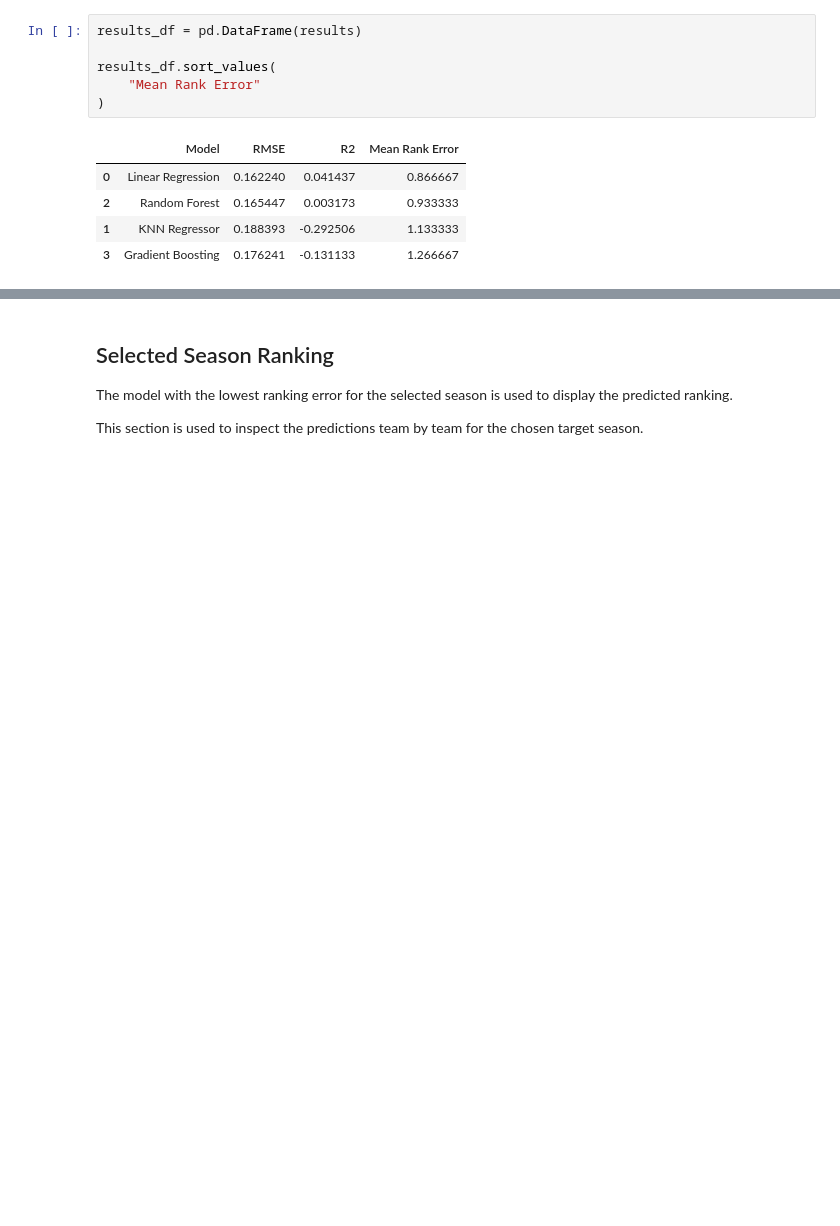
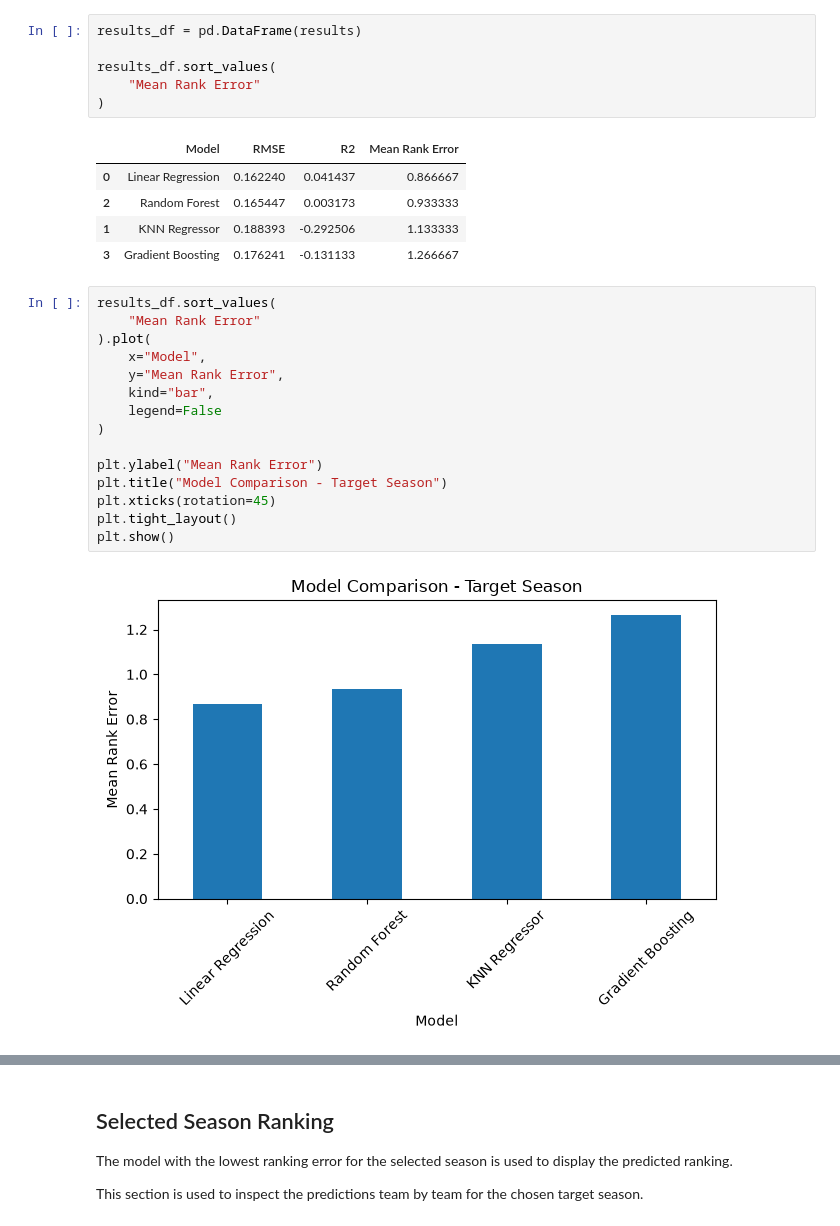
Before and after one commit to RodriguesS2/AC-ML-project, a Jupyter notebook: notebooks/03_modelling_question1.ipynb, the cells around one changed output, grey strips where cells are left out. Drawn from its saved outputs; the diff is of its cells as text; blank space fills up the shorter version.

```diff
--- a/notebooks/03_modelling_question1.ipynb
+++ b/notebooks/03_modelling_question1.ipynb
@@ -388,3 +394,20 @@ results_df.sort_values(
 | 2 | Random Forest | 0.165447 | 0.003173 | 0.933333 |
 | 1 | KNN Regressor | 0.188393 | -0.292506 | 1.133333 |
 | 3 | Gradient Boosting | 0.176241 | -0.131133 | 1.266667 |
+# %%
+results_df.sort_values(
+    "Mean Rank Error"
+).plot(
+    x="Model",
+    y="Mean Rank Error",
+    kind="bar",
+    legend=False
+)
+
+plt.ylabel("Mean Rank Error")
+plt.title("Model Comparison - Target Season")
+plt.xticks(rotation=45)
+plt.tight_layout()
+plt.show()
+# %% [output]
+[figure, added]
```
Also changed, not shown: parts of 9 cells of this notebook, 6 other files.
